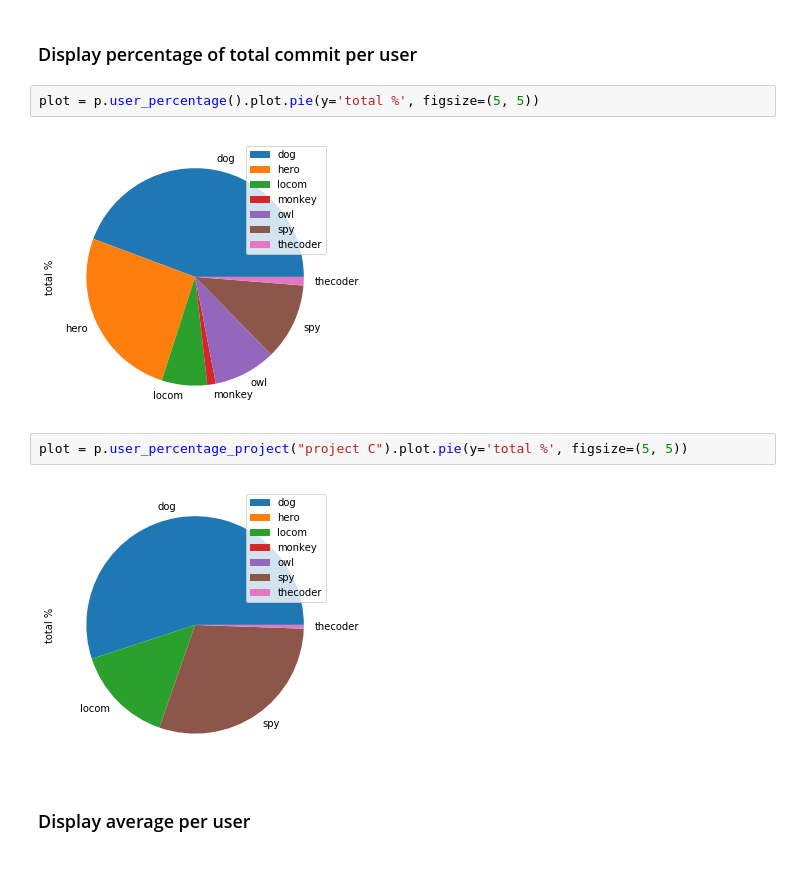
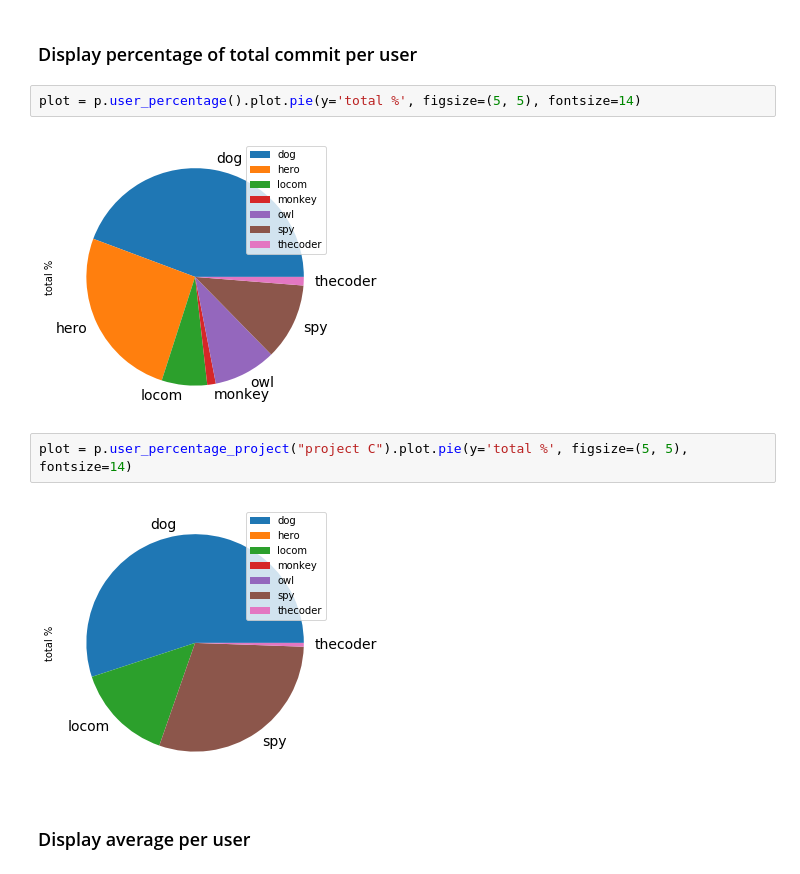
Before and after one commit to sylhare/git-processor, a Jupyter notebook: jupyter/Git Processor Demo.ipynb, the cells around one changed output. Cells and saved outputs as stored; diff of their text form.

```diff
--- a/jupyter/Git Processor Demo.ipynb
+++ b/jupyter/Git Processor Demo.ipynb
@@ -67,13 +67,13 @@ d = filtered_total.plot(kind='bar', x='name', y='total')
 # %% [markdown]
 ### Display percentage of total commit per user
 # %%
-plot = p.user_percentage().plot.pie(y='total %', figsize=(5, 5))
+plot = p.user_percentage().plot.pie(y='total %', figsize=(5, 5), fontsize=14)
 # %% [output]
-[figure, old version]
+[figure, new version]
 # %%
-plot = p.user_percentage_project("project C").plot.pie(y='total %', figsize=(5, 5))
+plot = p.user_percentage_project("project C").plot.pie(y='total %', figsize=(5, 5), fontsize=14)
 # %% [output]
-[figure, old version]
+[figure, new version]
 # %% [markdown]
 ### Display average per user
 # %%
```
Also changed, not shown: parts of 13 cells of this notebook.
